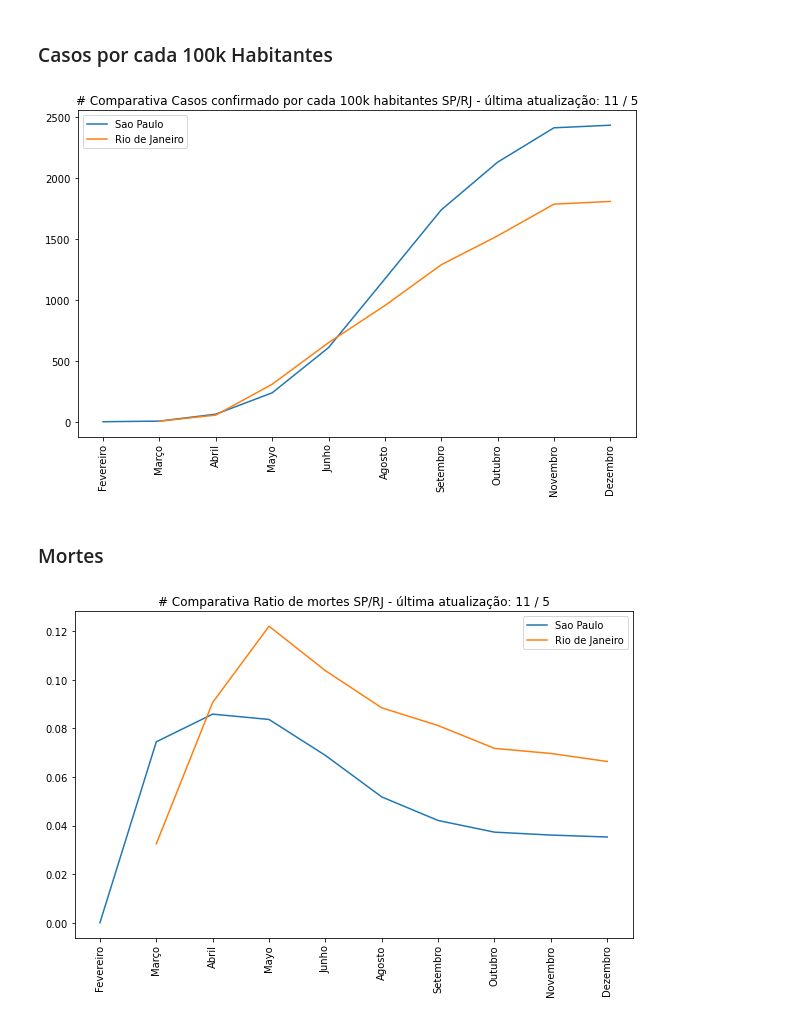
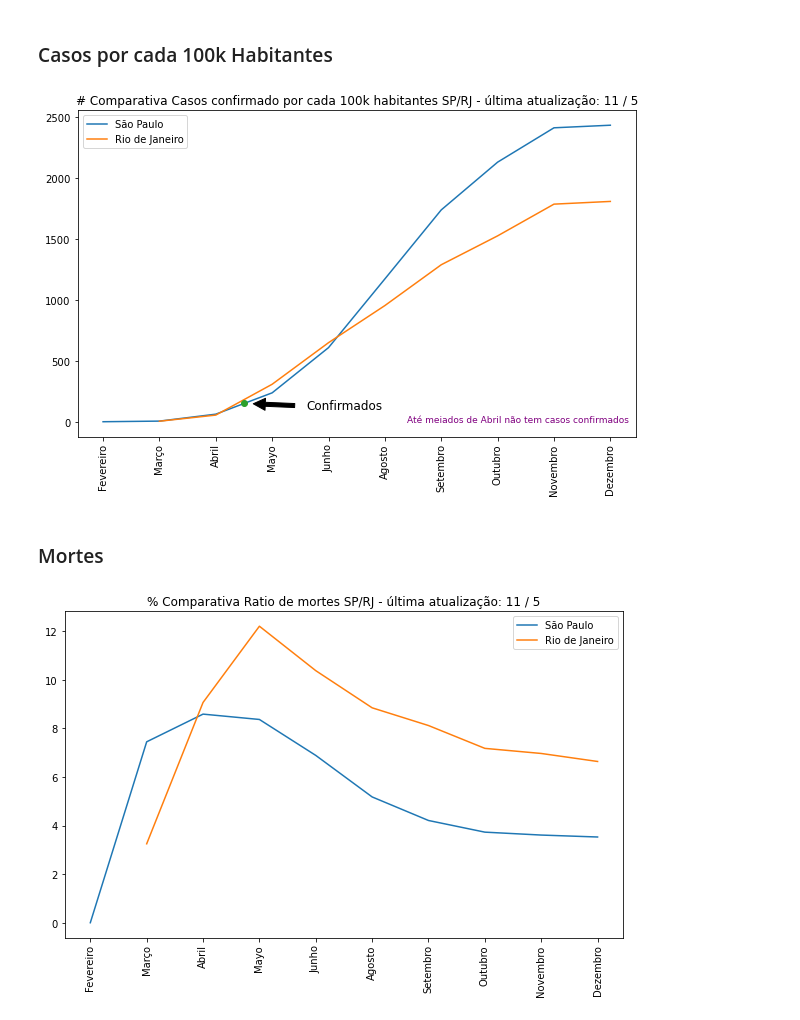
Before and after one commit to Juliansan/AluraDS, a Jupyter notebook: Modulo 1/Projeto Final/JulianMarcondesSanjuanProjeto1.ipynb, the cells around one changed output. Cells and saved outputs as stored; diff of their text form; code cells hidden in the pictures.

```diff
--- a/Modulo 1/Projeto Final/JulianMarcondesSanjuanProjeto1.ipynb
+++ b/Modulo 1/Projeto Final/JulianMarcondesSanjuanProjeto1.ipynb
@@ -176,26 +176,30 @@ rj_grouped = rj.groupby('month').max()
 # %%
 plt.figure(figsize=(10,6))
 
-plt.plot(sp_grouped['confirmed_per_100k_inhabitants'],label='Sao Paulo')
+plt.plot(sp_grouped['confirmed_per_100k_inhabitants'],label='São Paulo')
 plt.plot(rj_grouped['confirmed_per_100k_inhabitants'],label='Rio de Janeiro')
 plt.plot
 plt.xticks(sp_grouped.index,xlabels,rotation=90)
+plt.text(7.4, 0, 'Até meiados de Abril não tem casos confirmados', fontsize=9,horizontalalignment='left' ,color='purple')
+plt.plot([4.5], [150.9], 'o')
+plt.annotate('Confirmados', xy=(4.5, 150.5), xytext=(5.6, 100), fontsize=12,
+            arrowprops=dict(facecolor='black', shrink=0.15))
 plt.legend()
 plt.title(f'# Comparativa Casos confirmado por cada 100k habitantes SP/RJ - última atualização: {new_df.date.dt.month.max()} / {new_df.date.dt.day.max()}')
 plt.show()
 # %% [output]
-[figure, old version]
+[figure, new version]
 # %% [markdown]
 ### Mortes
 # %%
 plt.figure(figsize=(10,6))
 
-plt.plot(sp_grouped['death_rate'],label='Sao Paulo')
-plt.plot(rj_grouped['death_rate'],label='Rio de Janeiro')
+plt.plot(sp_grouped['death_rate'] * 100,label='São Paulo')
+plt.plot(rj_grouped['death_rate'] * 100,label='Rio de Janeiro')
 plt.plot
 plt.xticks(sp_grouped.index,xlabels,rotation=90)
 plt.legend()
-plt.title(f'# Comparativa Ratio de mortes SP/RJ - última atualização: {new_df.date.dt.month.max()} / {new_df.date.dt.day.max()}')
+plt.title(f'% Comparativa Ratio de mortes SP/RJ - última atualização: {new_df.date.dt.month.max()} / {new_df.date.dt.day.max()}')
 plt.show()
 # %% [output]
-[figure, old version]
+[figure, new version]
```
